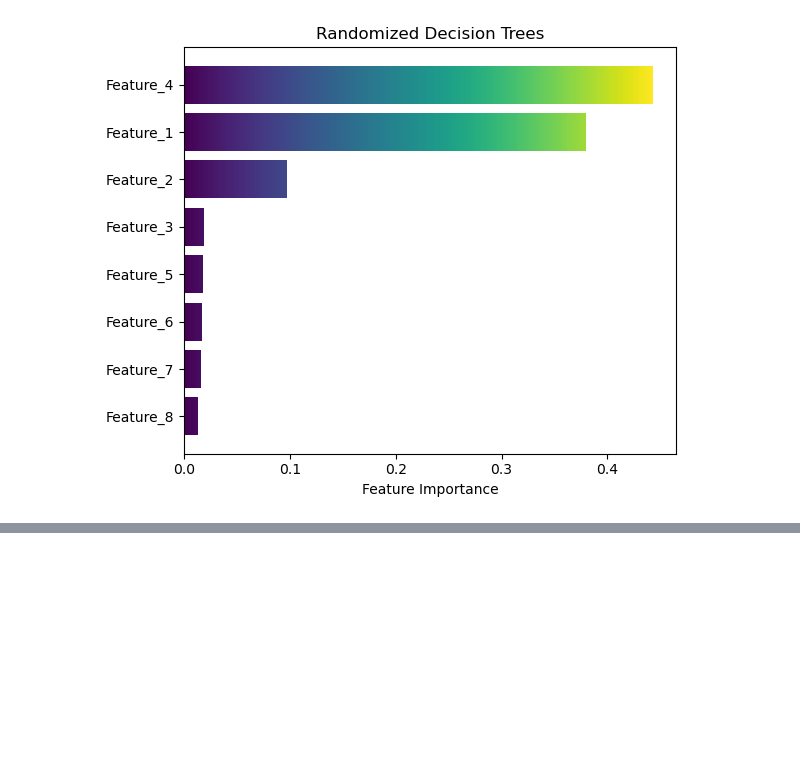
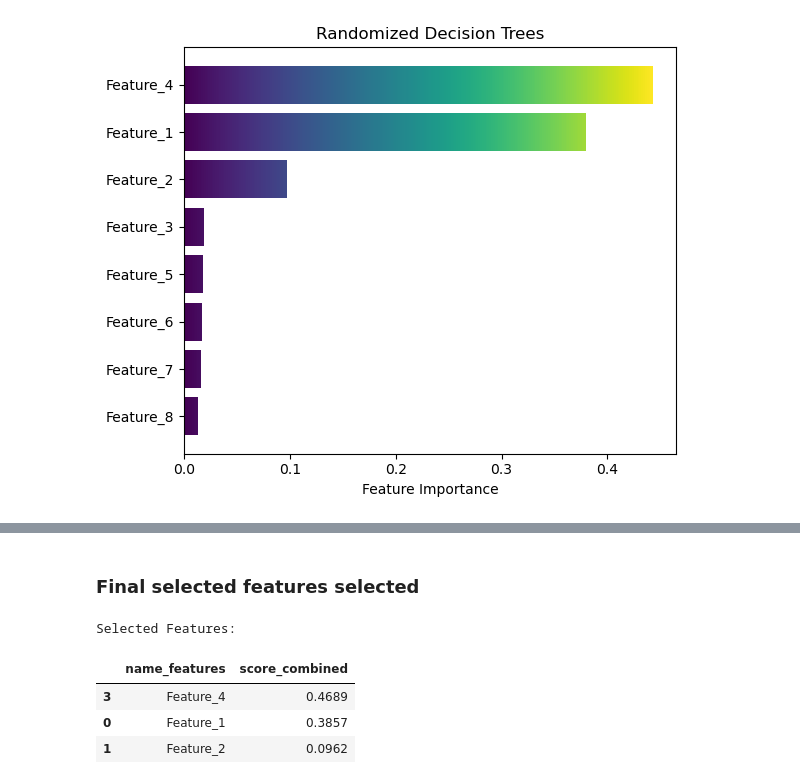
Before and after one commit to Sydney-Informatics-Hub/AgReFed-ML, a Jupyter notebook: notebooks/feature_selection.ipynb, the cells around one changed output, grey strips where cells are left out. Cells and saved outputs as stored; diff of their text form; code cells hidden in the pictures; blank space fills up the shorter version.

```diff
--- a/notebooks/feature_selection.ipynb
+++ b/notebooks/feature_selection.ipynb
@@ -260,0 +272,13 @@ Generating score plots ...
+# %% [markdown]
+### Final selected features selected
+# %%
+# Show selected features only
+dfselect = dfresults.loc[dfresults.selected == 1, ['name_features', 'score_combined']]
+print('Selected Features:')
+dfselect.sort_values('score_combined', ascending=False)
+# %% [output]
+Selected Features:
+|  | name_features | score_combined |
+| 3 | Feature_4 | 0.4689 |
+| 0 | Feature_1 | 0.3857 |
+| 1 | Feature_2 | 0.0962 |
```
Also changed, not shown: parts of 4 cells of this notebook.
